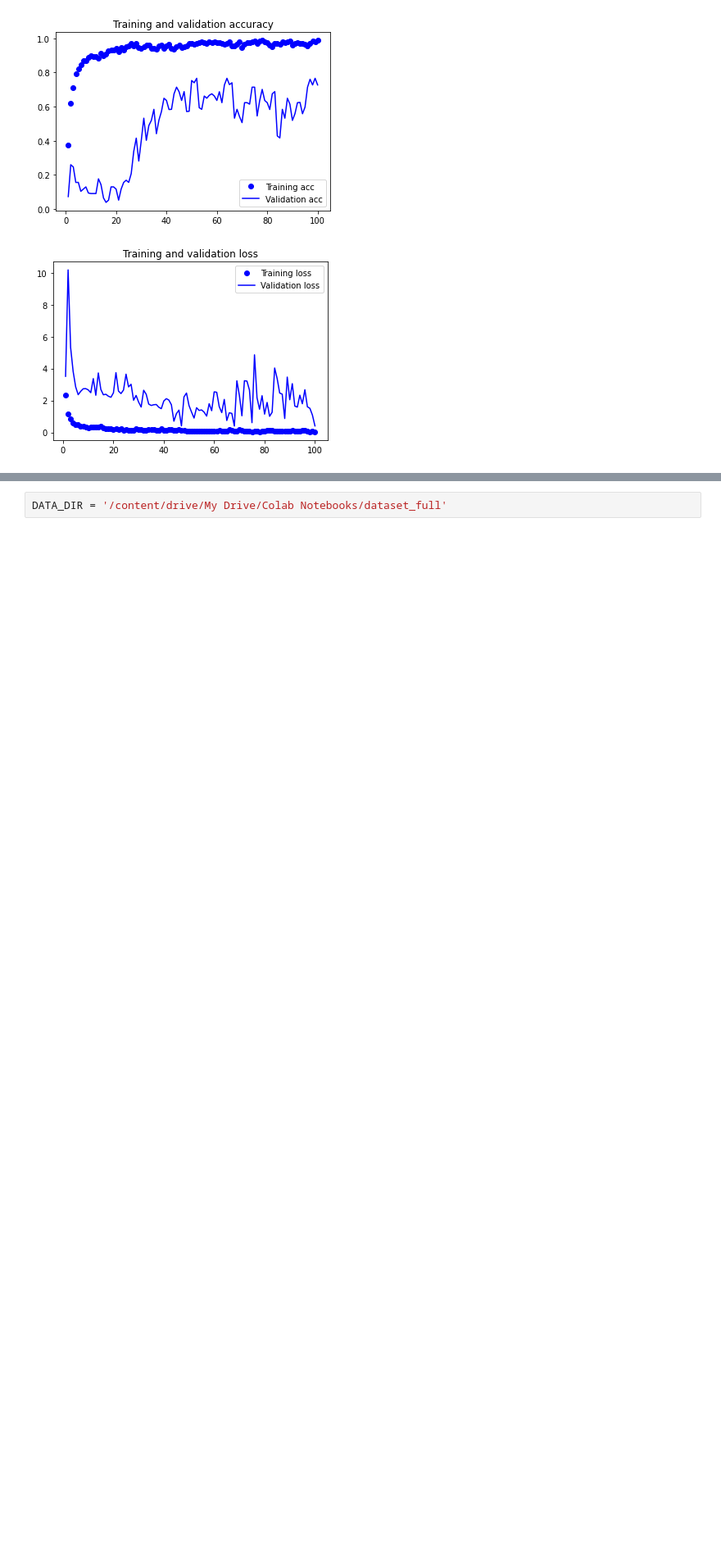
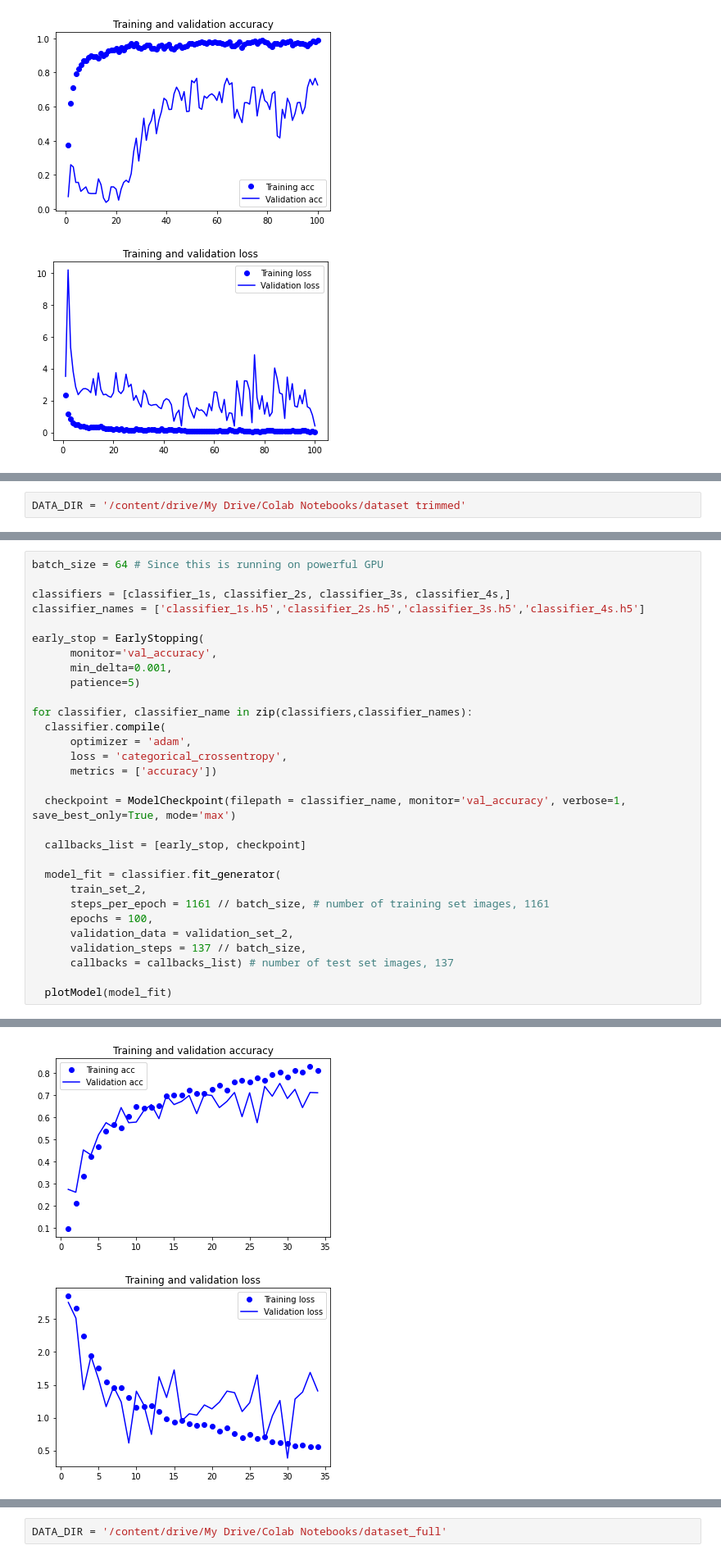
Before and after one commit to tduffy000/deep-learning-group, a Jupyter notebook: Yoga pose model_Tony.ipynb, the cells around one changed output, grey strips where cells are left out. Shown at 82% size. Drawn from its saved outputs; the diff is of its cells as text; blank space fills up the shorter version.

Commit message:
Test 4 models on Sam's dataset

```diff
--- a/Yoga pose model_Tony.ipynb
+++ b/Yoga pose model_Tony.ipynb
@@ -422,0 +422,2 @@ plotModel(model_fit_4)
+# %%
+DATA_DIR = '/content/drive/My Drive/Colab Notebooks/dataset trimmed'
@@ -422,0 +526,31 @@ plotModel(model_fit_4)
+# %%
+batch_size = 64 # Since this is running on powerful GPU
+
+classifiers = [classifier_1s, classifier_2s, classifier_3s, classifier_4s,]
+classifier_names = ['classifier_1s.h5','classifier_2s.h5','classifier_3s.h5','classifier_4s.h5']
+
+early_stop = EarlyStopping(
+      monitor='val_accuracy',
+      min_delta=0.001,
+      patience=5)
+
+for classifier, classifier_name in zip(classifiers,classifier_names):
+  classifier.compile(
+      optimizer = 'adam',
+      loss = 'categorical_crossentropy',
+      metrics = ['accuracy'])
+
+  checkpoint = ModelCheckpoint(filepath = classifier_name, monitor='val_accuracy', verbose=1, save_best_only=True, mode='max')
+
+  callbacks_list = [early_stop, checkpoint]
+
+  model_fit = classifier.fit_generator(
+      train_set_2,
+      steps_per_epoch = 1161 // batch_size, # number of training set images, 1161
+      epochs = 100,
+      validation_data = validation_set_2,
+      validation_steps = 137 // batch_size,
+      callbacks = callbacks_list) # number of test set images, 137
+
+  plotModel(model_fit)
+# %% [output]
@@ -422,0 +575,2 @@ plotModel(model_fit_4)
+[figure, added]
+[figure, added]
```
Also changed, not shown: parts of 10 cells of this notebook.
